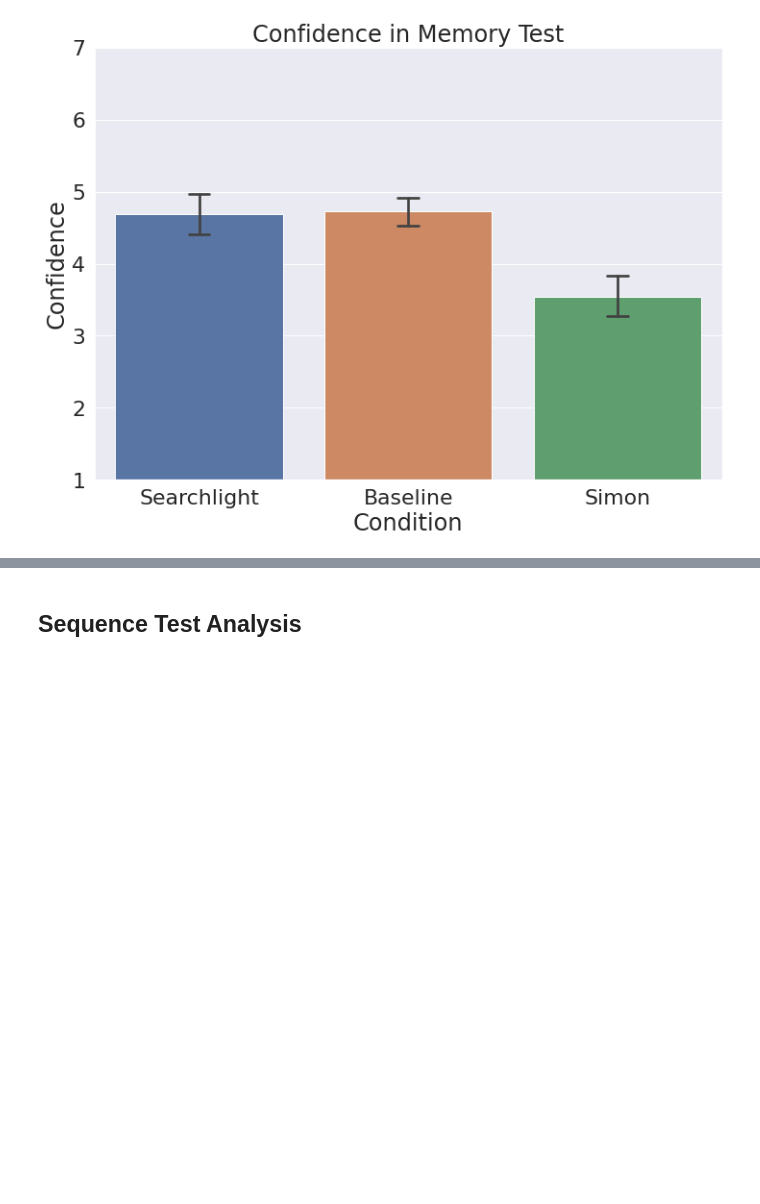
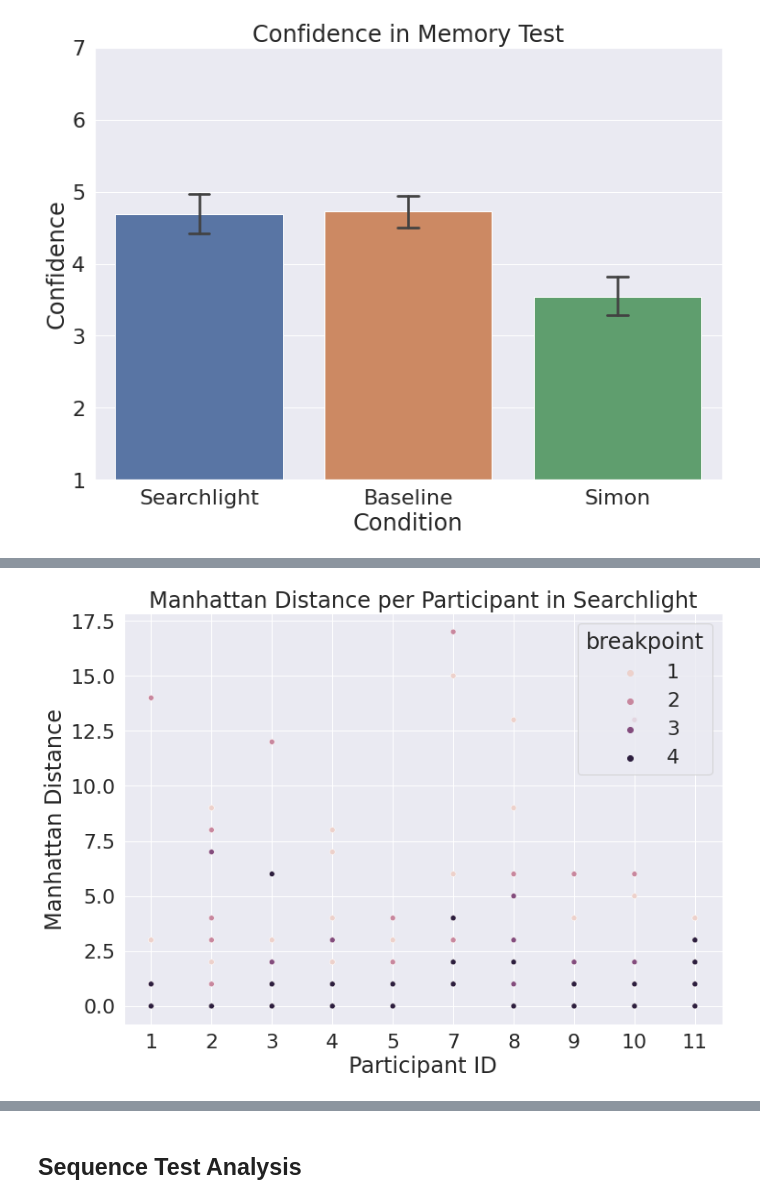
Before and after one commit to hermana/hci-experiment-analysis, a Jupyter notebook: game_mechanics_study/10_participants_4_rounds.ipynb, the cells around one changed output, grey strips where cells are left out. Cells and saved outputs as stored; diff of their text form; code cells hidden in the pictures; blank space fills up the shorter version.

```diff
--- a/game_mechanics_study/10_participants_4_rounds.ipynb
+++ b/game_mechanics_study/10_participants_4_rounds.ipynb
@@ -467,0 +502,10 @@ plt.savefig(f"./plots/{FOLDER_NAME}/test_data/manhattan_per_breakpoint.png")
+# %%
+test_data['participantID'] = test_data['participantID'].astype('str')
+
+for condition in conditions:
+    condition_data = test_data[test_data['condition']==condition]
+    plt.figure()
+    sns.scatterplot(data=condition_data, x="participantID", y="manhattan", hue='breakpoint').set(title=f"Manhattan Distance per Participant in {condition}", xlabel="Participant ID", ylabel="Manhattan Distance")
+    plt.savefig(f"./plots/{FOLDER_NAME}/test_data/participant_manhattan_pointplot_{condition}.png")
+# %% [output]
+[figure, added]
```
Also changed, not shown: parts of 21 cells of this notebook, 41 other files.
